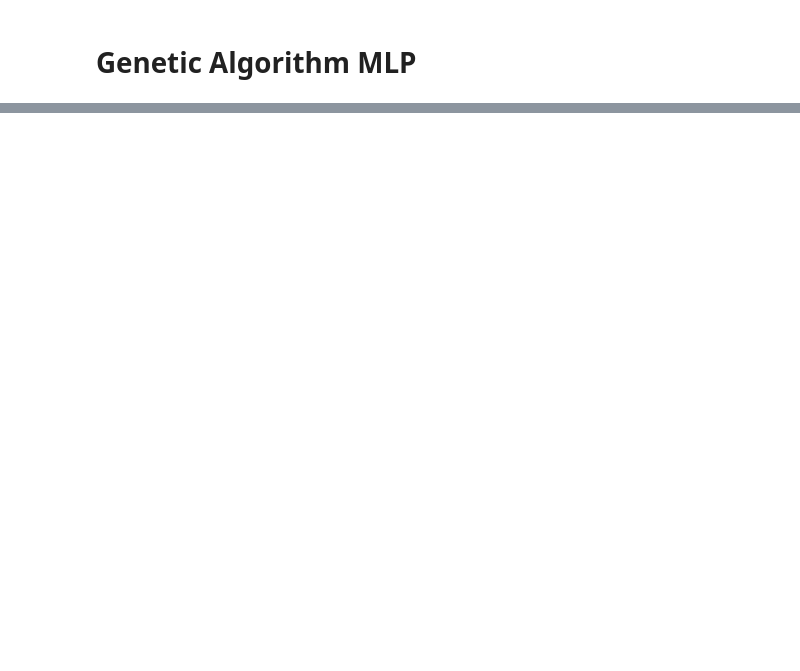
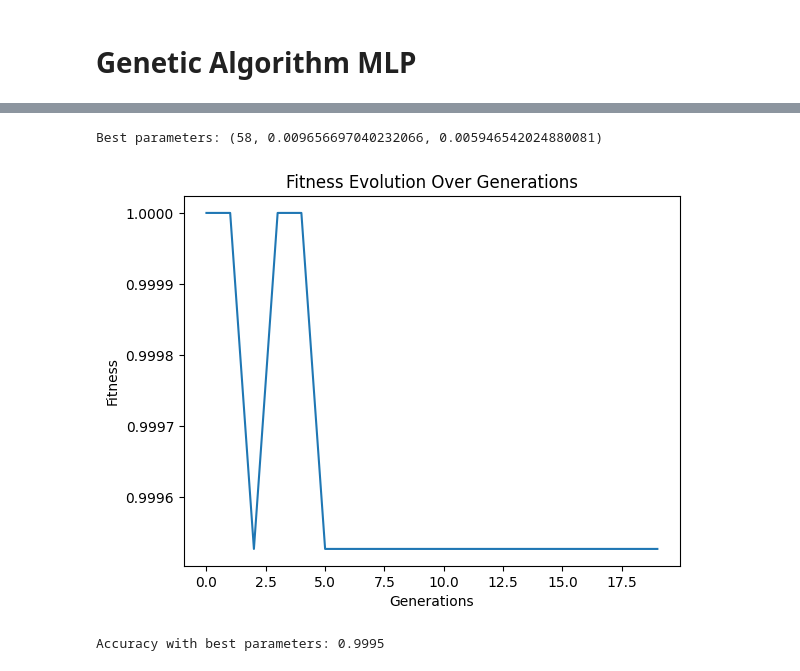
Before and after one commit to ferayame/Genetic-Algorithm, a Jupyter notebook: AG_using_tensorflow.ipynb, the cells around one changed output, grey strips where cells are left out. Cells and saved outputs as stored; diff of their text form; code cells hidden in the pictures; blank space fills up the shorter version.

```diff
--- a/AG_using_tensorflow.ipynb
+++ b/AG_using_tensorflow.ipynb
@@ -150,0 +15,13 @@ NameError: name 'X_train' is not defined
+# %%
+from sklearn.neural_network import MLPClassifier
+from sklearn.metrics import accuracy_score
+
+mlp = MLPClassifier(hidden_layer_sizes=(50,), max_iter=200, alpha=0.0001,
+                    solver='adam', verbose=10, random_state=42,
+                    learning_rate_init=0.001)
+
+mlp.fit(x_train.reshape(x_train.shape[0], -1), y_train)
+
+y_pred = mlp.predict(x_test.reshape(x_test.shape[0], -1))
+accuracy = accuracy_score(y_test, y_pred)
+print(f"Accuracy: {accuracy:.4f}")
@@ -150,0 +175,50 @@ NameError: name 'X_train' is not defined
+# %%
+import matplotlib.pyplot as plt
+
+# Genetic Algorithm with fitness tracking
+def genetic_algorithm_mlp(pop_size, generations, mutation_rate):
+    population = initialize_population(pop_size)
+    fitness_history = []
+    for generation in range(generations):
+        fitnesses = [fitness_function_mlp(params) for params in population]
+        fitness_history.append(max(fitnesses))
+        parents = select_parents(population, fitnesses)
+        next_population = []
+        for i in range(0, len(parents), 2):
+            parent1, parent2 = parents[i], parents[i + 1]
+            child1, child2 = crossover(parent1, parent2)
+            child1 = mutate(child1, mutation_rate)
+            child2 = mutate(child2, mutation_rate)
+            next_population.extend([child1, child2])
+        population = next_population
+    best_params = max(population, key=fitness_function_mlp)
+    return best_params, fitness_history
+
+# Parameters
+pop_size = 10
+generations = 20
+mutation_rate = 0.01
+
+# Run the genetic algorithm to find the best parameters and track fitness
+best_params, fitness_history = genetic_algorithm_mlp(pop_size, generations, mutation_rate)
+print("Best parameters:", best_params)
+
+# Plot the fitness history
+plt.plot(fitness_history)
+plt.xlabel('Generations')
+plt.ylabel('Fitness')
+plt.title('Fitness Evolution Over Generations')
+plt.show()
+
+# Train the final model with the best parameters
+num_neurons, learning_rate, alpha = best_params
+mlp_best = MLPClassifier(hidden_layer_sizes=(num_neurons,), max_iter=200, alpha=alpha,
+                         solver='adam', random_state=42, learning_rate_init=learning_rate)
+mlp_best.fit(x_train.reshape(x_train.shape[0], -1), y_train)
+y_pred_best = mlp_best.predict(x_test.reshape(x_test.shape[0], -1))
+accuracy_best = accuracy_score(y_test, y_pred_best)
+print(f"Accuracy with best parameters: {accuracy_best:.4f}")
+# %% [output]
+Best parameters: (58, 0.009656697040232066, 0.005946542024880081)
+[figure, added]
+Accuracy with best parameters: 0.9995
```
Also changed, not shown: parts of 19 cells of this notebook, 1 other file.
